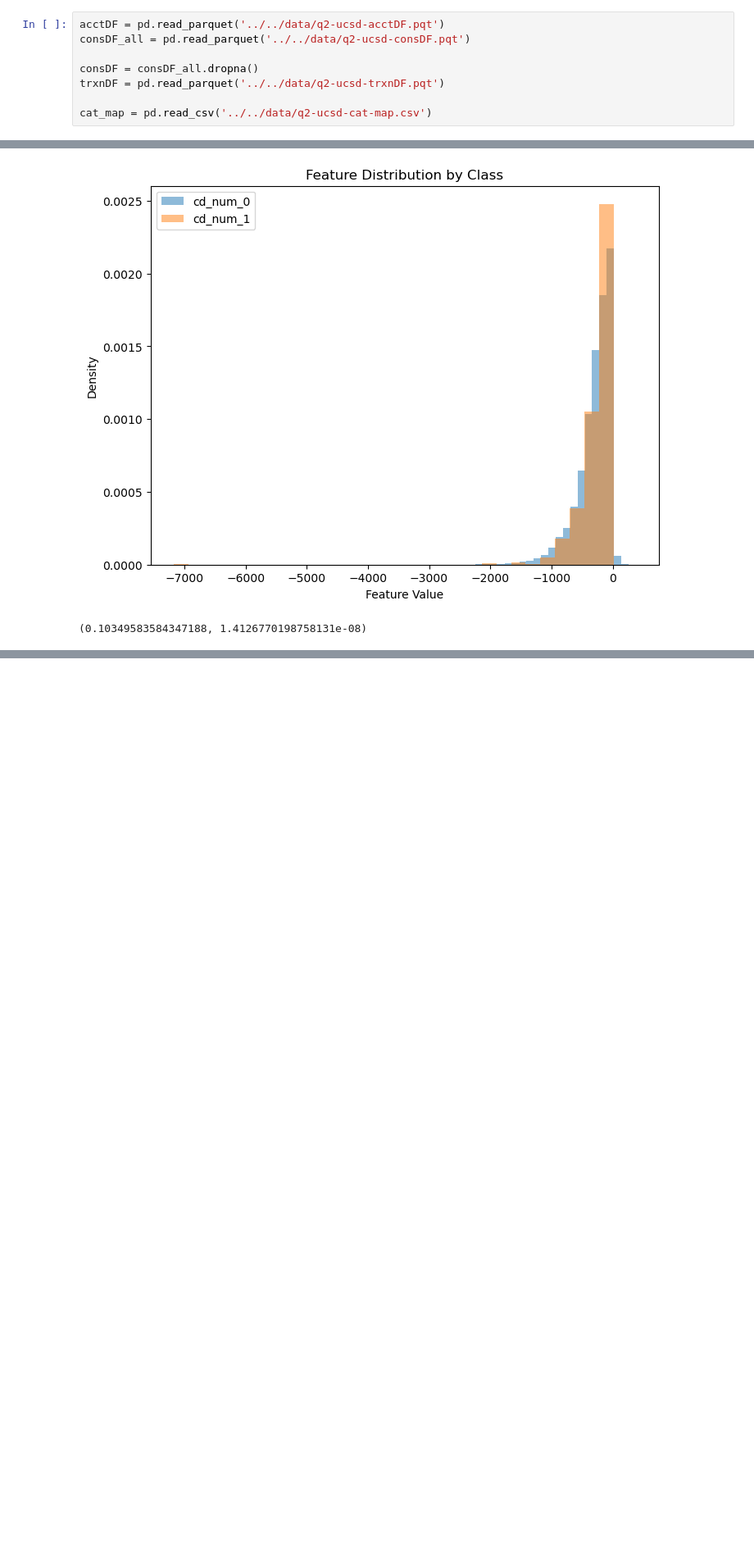
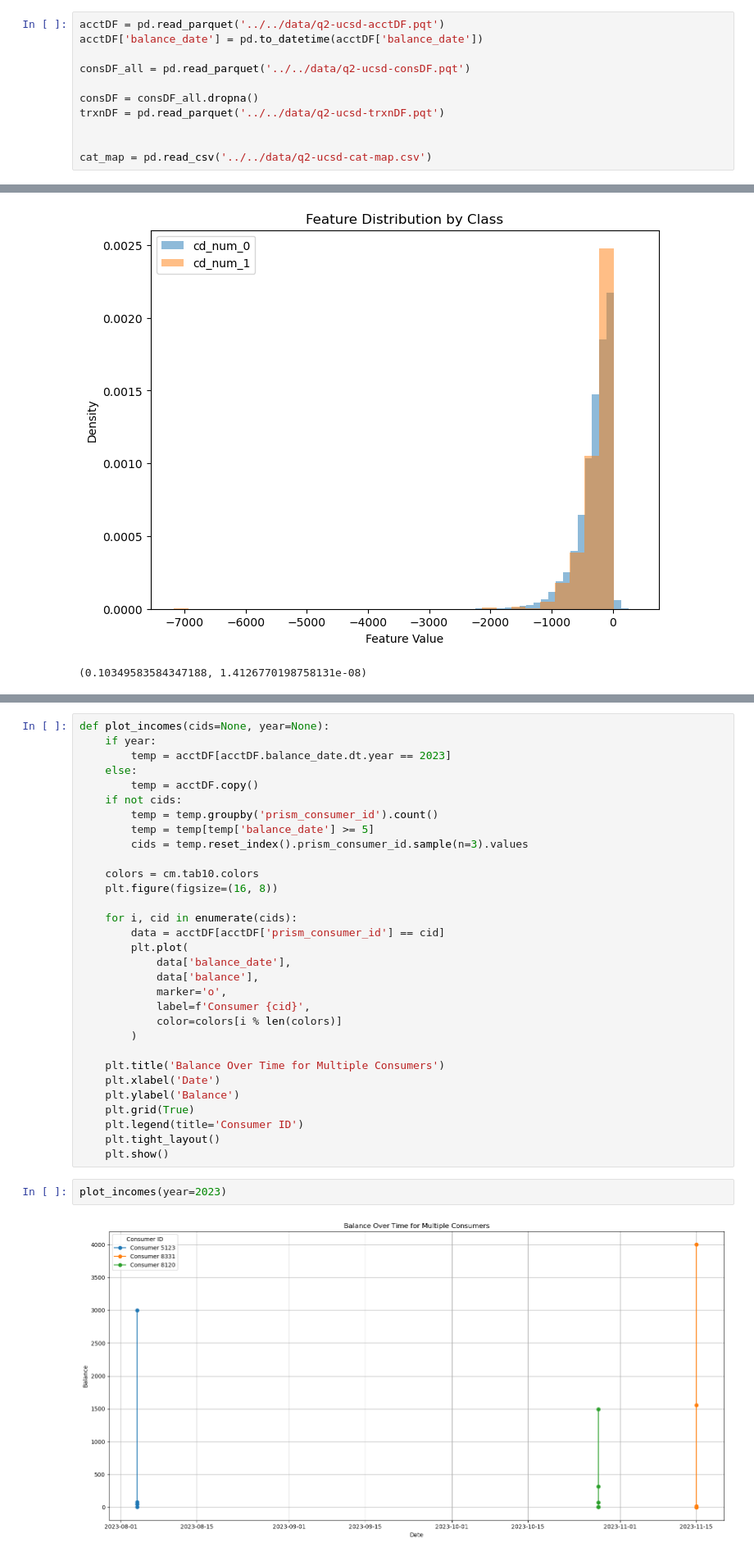
Before and after one commit to danielrmathew/prism-data-credit, a Jupyter notebook: src/notebooks/aman_q2.ipynb, the cells around one changed output, grey strips where cells are left out. Shown at 82% size. Cells and saved outputs as stored; diff of their text form; blank space fills up the shorter version.

```diff
--- a/src/notebooks/aman_q2.ipynb
+++ b/src/notebooks/aman_q2.ipynb
@@ -11,11 +12,14 @@ from sklearn.metrics import roc_auc_score, accuracy_score, confusion_matrix, cla
 from scipy.stats import ks_2samp
 # %%
 acctDF = pd.read_parquet('../../data/q2-ucsd-acctDF.pqt')
+acctDF['balance_date'] = pd.to_datetime(acctDF['balance_date'])
+
 consDF_all = pd.read_parquet('../../data/q2-ucsd-consDF.pqt')
 
 consDF = consDF_all.dropna()
 trxnDF = pd.read_parquet('../../data/q2-ucsd-trxnDF.pqt')
 
+
 cat_map = pd.read_csv('../../data/q2-ucsd-cat-map.csv')
 # %%
 display(acctDF), display(consDF), display(trxnDF)
@@ -281,0 +380,35 @@ p value = 1.4126770198758131e-08
+# %%
+def plot_incomes(cids=None, year=None):
+    if year:
+        temp = acctDF[acctDF.balance_date.dt.year == 2023]
+    else:
+        temp = acctDF.copy()
+    if not cids:
+        temp = temp.groupby('prism_consumer_id').count()
+        temp = temp[temp['balance_date'] >= 5]
+        cids = temp.reset_index().prism_consumer_id.sample(n=3).values
+
+    colors = cm.tab10.colors
+    plt.figure(figsize=(16, 8))
+
+    for i, cid in enumerate(cids):
+        data = acctDF[acctDF['prism_consumer_id'] == cid]
+        plt.plot(
+            data['balance_date'],
+            data['balance'],
+            marker='o',
+            label=f'Consumer {cid}',
+            color=colors[i % len(colors)]
+        )
+
+    plt.title('Balance Over Time for Multiple Consumers')
+    plt.xlabel('Date')
+    plt.ylabel('Balance')
+    plt.grid(True)
+    plt.legend(title='Consumer ID')
+    plt.tight_layout()
+    plt.show()
+# %%
+plot_incomes(year=2023)
+# %% [output]
+[figure, added]
```
Also changed, not shown: parts of 13 cells of this notebook.
